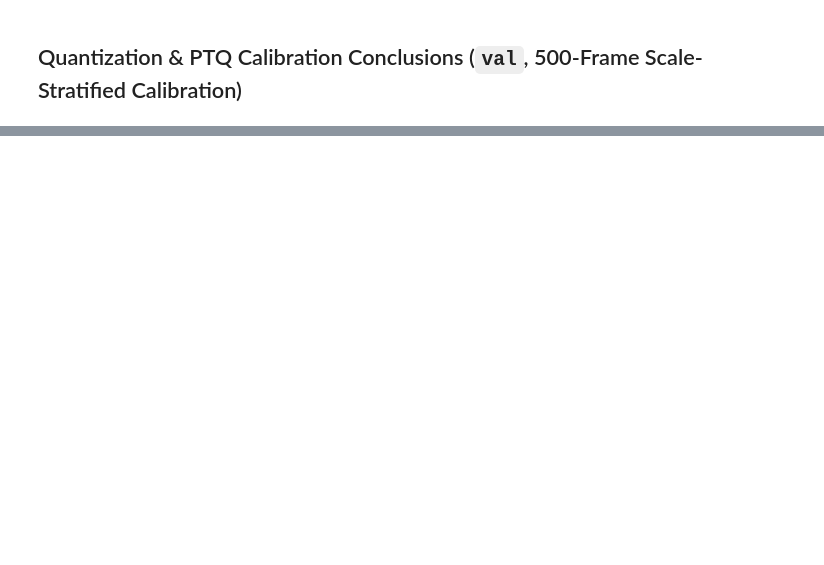
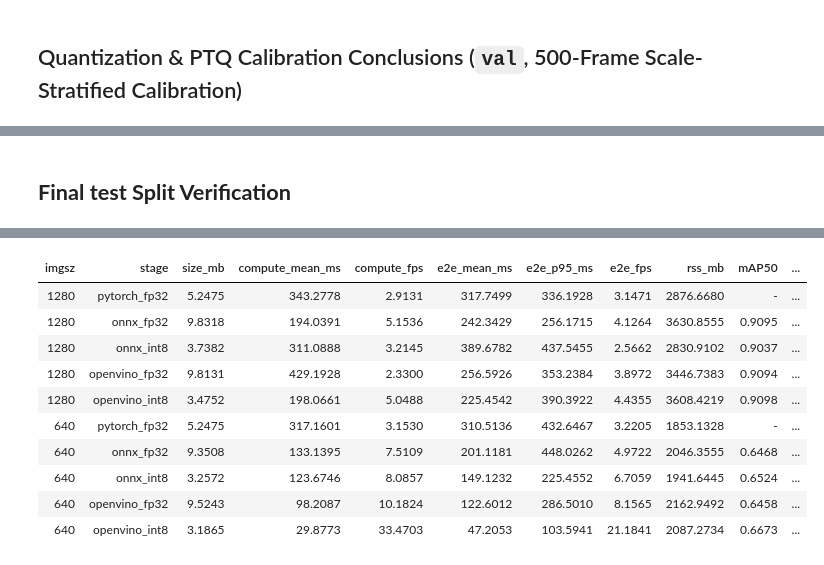
Before and after one commit to Hannysia/drone_detection, a Jupyter notebook: notebooks/08_model_quantization.ipynb, the cells around one changed output, grey strips where cells are left out. Drawn from its saved outputs; the diff is of its cells as text; code cells hidden in the pictures; blank space fills up the shorter version.

```diff
--- a/notebooks/08_model_quantization.ipynb
+++ b/notebooks/08_model_quantization.ipynb
@@ -318,3 +318,70 @@ All INT8 variants were quantized on **500 train-only stratified frames** (`seed=
 2. **Primary Runtime for Phase B (Adaptive ROI Tracking & HF Space):** Select **`openvino_int8_ultralytics`** via direct OpenVINO Core execution:
    - `1280×1280` (`166.7 ms` compute, `AP50_small = 0.9244`) provides high-recall global **SEARCH** for tiny targets, which full-frame `640×640` cannot match (`AP50_small = 0.4626`);
    - `640×640` (`19.0 ms` compute / `52.54 FPS`) provides real-time **TRACK** over unscaled `640×640` Kalman-predicted ROI crops—preserving pixel scale on small UAVs while meeting the `>= 30 FPS` real-time interception budget.
+# %% [markdown]
+## **Final test Split Verification**
+# %%
+TEST_SPLIT = "test"
+TEST_REPORTS_DIR = QUANTIZATION_DIR / "reports" / TEST_SPLIT
+test_results_df, test_metadata = load_quantization_reports(QUANTIZATION_DIR, eval_split=TEST_SPLIT)
+
+test_cal = test_metadata.get("calibration", {})
+test_onnx_cfg = test_metadata.get("onnx_quantization", {})
+test_excluded = test_onnx_cfg.get("excluded_nodes_by_resolution", {})
+test_scale_str = ", ".join(f"{k}={v}" for k, v in (test_cal.get("scale_counts") or {}).items())
+
+test_prov_df = pd.DataFrame([
+    {"Item": "Eval Split", "Value": test_metadata.get("eval_split")},
+    {"Item": "Train-Only Calibration Images", "Value": f"{test_cal.get('actual_images')} (max={test_cal.get('max_images')}, seed={test_cal.get('seed')})"},
+    {"Item": "Calibration Scale Mix", "Value": test_scale_str or "-"},
+    {
+        "Item": "ONNX PTQ Config",
+        "Value": (
+            f"{test_onnx_cfg.get('format')} {test_onnx_cfg.get('activation_type')}/{test_onnx_cfg.get('weight_type')} "
+            f"({test_onnx_cfg.get('calibrate_method')}, moving_average={test_onnx_cfg.get('moving_average')}, "
+            f"exclude_head_convs={test_onnx_cfg.get('exclude_head_convs')})"
+        ),
+    },
+    {"Item": "Excluded ONNX Head Nodes", "Value": ", ".join(f"{k}: {len(v)}" for k, v in test_excluded.items())},
+])
+display(test_prov_df.style.hide(axis="index"))
+
+test_main_cols = [
+    "imgsz",
+    "stage",
+    "size_mb",
+    "compute_mean_ms",
+    "compute_fps",
+    "e2e_mean_ms",
+    "e2e_p95_ms",
+    "e2e_fps",
+    "rss_mb",
+    "mAP50",
+    "mAP50-95",
+    "AP50",
+    "AP50_small",
+    "Recall_small (raw)",
+    "Neg FPR @ R>=0.85 (%)",
+    "Mean Neg FA Rate (%)",
+    "tp_conf_median",
+    "tp_recall_ge_0_30",
+]
+present_test_main = [col for col in test_main_cols if col in test_results_df.columns]
+display(test_results_df[present_test_main].style.format(precision=4, na_rep="-").hide(axis="index"))
+
+test_delta_cols = [
+    "imgsz",
+    "stage",
+    "size_ratio_vs_pt",
+    "size_reduction_pct_vs_fp32",
+    "speedup_compute_vs_fp32",
+    "speedup_e2e_vs_pt",
+    "ap50_delta_vs_fp32",
+    "ap50_small_delta_vs_fp32",
+    "map50_delta_vs_fp32",
+    "map50_95_delta_vs_fp32",
+    "neg_fpr_at_r85_delta_vs_fp32",
+]
+present_test_deltas = [col for col in test_delta_cols if col in test_results_df.columns]
+display(test_results_df[present_test_deltas].style.format(precision=4, na_rep="-").hide(axis="index"))
+# %% [output]
@@ -320,0 +394,11 @@ All INT8 variants were quantized on **500 train-only stratified frames** (`seed=
+| imgsz | stage | size_mb | compute_mean_ms | compute_fps | e2e_mean_ms | e2e_p95_ms | e2e_fps | rss_mb | mAP50 | ... |
+| 1280 | pytorch_fp32 | 5.2475 | 343.2778 | 2.9131 | 317.7499 | 336.1928 | 3.1471 | 2876.6680 | - | ... |
+| 1280 | onnx_fp32 | 9.8318 | 194.0391 | 5.1536 | 242.3429 | 256.1715 | 4.1264 | 3630.8555 | 0.9095 | ... |
+| 1280 | onnx_int8 | 3.7382 | 311.0888 | 3.2145 | 389.6782 | 437.5455 | 2.5662 | 2830.9102 | 0.9037 | ... |
+| 1280 | openvino_fp32 | 9.8131 | 429.1928 | 2.3300 | 256.5926 | 353.2384 | 3.8972 | 3446.7383 | 0.9094 | ... |
+| 1280 | openvino_int8 | 3.4752 | 198.0661 | 5.0488 | 225.4542 | 390.3922 | 4.4355 | 3608.4219 | 0.9098 | ... |
+| 640 | pytorch_fp32 | 5.2475 | 317.1601 | 3.1530 | 310.5136 | 432.6467 | 3.2205 | 1853.1328 | - | ... |
+| 640 | onnx_fp32 | 9.3508 | 133.1395 | 7.5109 | 201.1181 | 448.0262 | 4.9722 | 2046.3555 | 0.6468 | ... |
+| 640 | onnx_int8 | 3.2572 | 123.6746 | 8.0857 | 149.1232 | 225.4552 | 6.7059 | 1941.6445 | 0.6524 | ... |
+| 640 | openvino_fp32 | 9.5243 | 98.2087 | 10.1824 | 122.6012 | 286.5010 | 8.1565 | 2162.9492 | 0.6458 | ... |
+| 640 | openvino_int8 | 3.1865 | 29.8773 | 33.4703 | 47.2053 | 103.5941 | 21.1841 | 2087.2734 | 0.6673 | ... |
```
Also changed, not shown: parts of 5 cells of this notebook.
